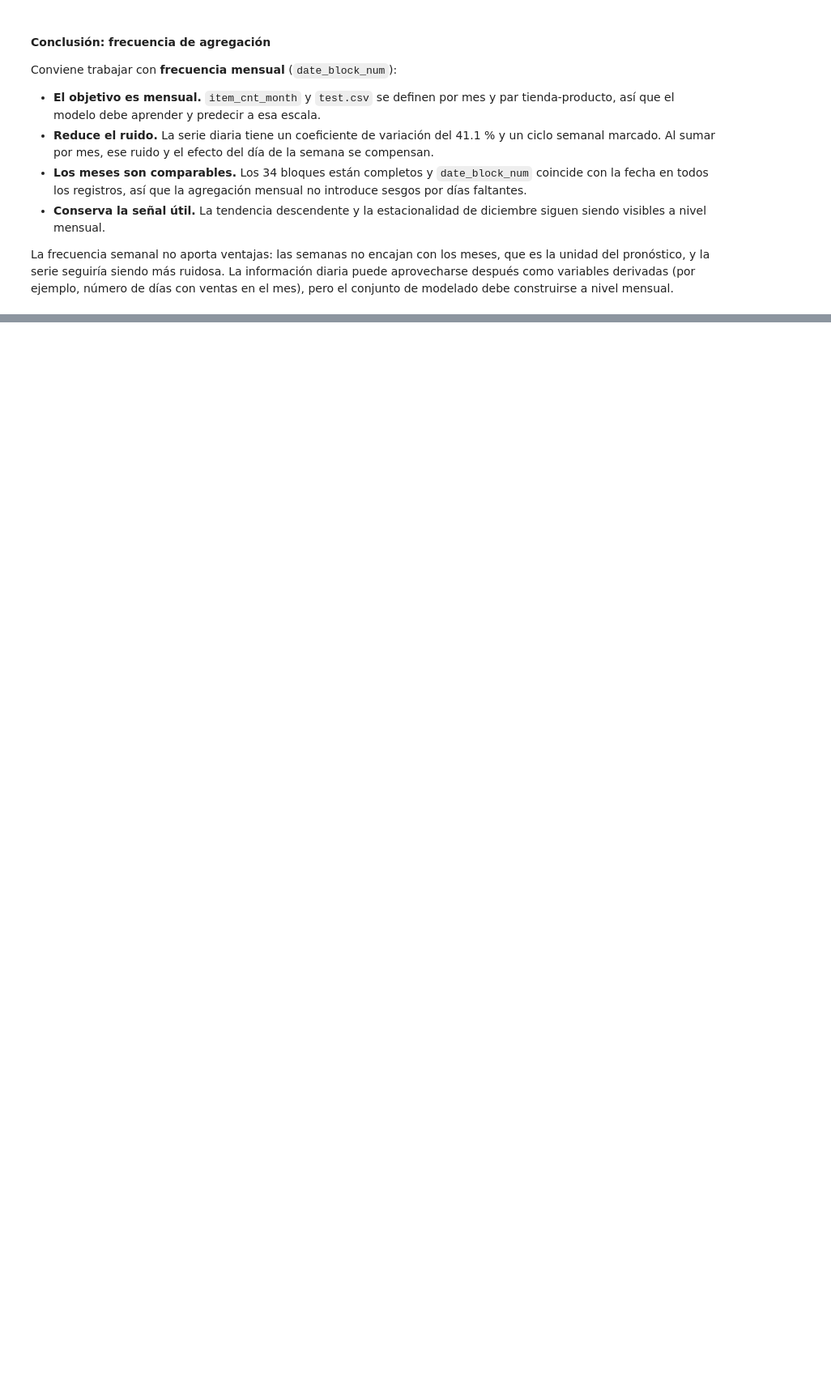
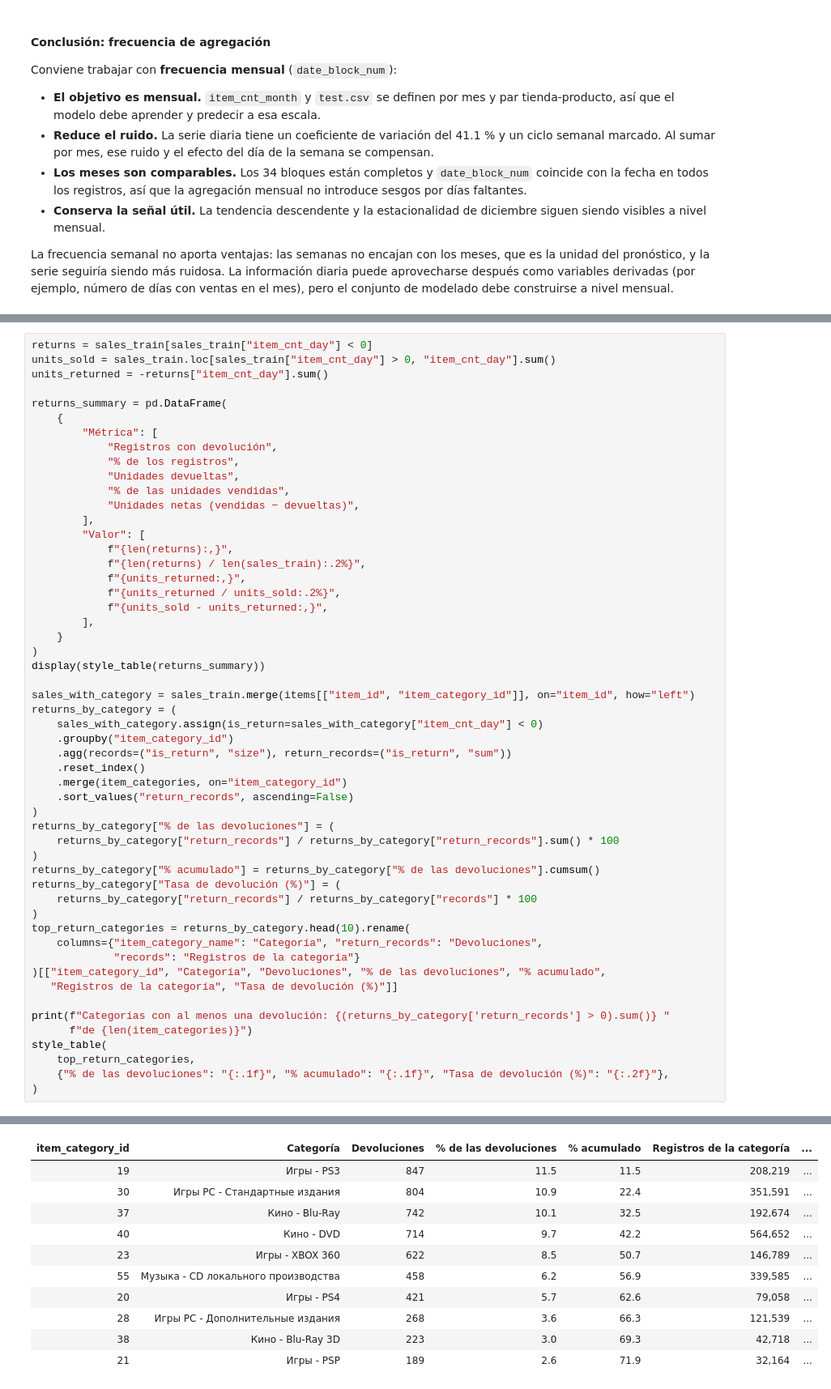
Before and after one commit to LuisCruz1996/predict_future_sales, a Jupyter notebook: notebooks/01_exploratory_data_analysis.ipynb, the cells around one changed output, grey strips where cells are left out. Shown at 81% size. Drawn from its saved outputs; the diff is of its cells as text; blank space fills up the shorter version.

```diff
--- a/notebooks/01_exploratory_data_analysis.ipynb
+++ b/notebooks/01_exploratory_data_analysis.ipynb
@@ -635,0 +769,54 @@ construirse a nivel mensual.
+# %%
+returns = sales_train[sales_train["item_cnt_day"] < 0]
+units_sold = sales_train.loc[sales_train["item_cnt_day"] > 0, "item_cnt_day"].sum()
+units_returned = -returns["item_cnt_day"].sum()
+
+returns_summary = pd.DataFrame(
+    {
+        "Métrica": [
+            "Registros con devolución",
+            "% de los registros",
+            "Unidades devueltas",
+            "% de las unidades vendidas",
+            "Unidades netas (vendidas − devueltas)",
+        ],
+        "Valor": [
+            f"{len(returns):,}",
+            f"{len(returns) / len(sales_train):.2%}",
+            f"{units_returned:,}",
+            f"{units_returned / units_sold:.2%}",
+            f"{units_sold - units_returned:,}",
+        ],
+    }
+)
+display(style_table(returns_summary))
+
+sales_with_category = sales_train.merge(items[["item_id", "item_category_id"]], on="item_id", how="left")
+returns_by_category = (
+    sales_with_category.assign(is_return=sales_with_category["item_cnt_day"] < 0)
+    .groupby("item_category_id")
+    .agg(records=("is_return", "size"), return_records=("is_return", "sum"))
+    .reset_index()
+    .merge(item_categories, on="item_category_id")
+    .sort_values("return_records", ascending=False)
+)
+returns_by_category["% de las devoluciones"] = (
+    returns_by_category["return_records"] / returns_by_category["return_records"].sum() * 100
+)
+returns_by_category["% acumulado"] = returns_by_category["% de las devoluciones"].cumsum()
+returns_by_category["Tasa de devolución (%)"] = (
+    returns_by_category["return_records"] / returns_by_category["records"] * 100
+)
+top_return_categories = returns_by_category.head(10).rename(
+    columns={"item_category_name": "Categoría", "return_records": "Devoluciones",
+             "records": "Registros de la categoría"}
+)[["item_category_id", "Categoría", "Devoluciones", "% de las devoluciones", "% acumulado",
+   "Registros de la categoría", "Tasa de devolución (%)"]]
+
+print(f"Categorías con al menos una devolución: {(returns_by_category['return_records'] > 0).sum()} "
+      f"de {len(item_categories)}")
+style_table(
+    top_return_categories,
+    {"% de las devoluciones": "{:.1f}", "% acumulado": "{:.1f}", "Tasa de devolución (%)": "{:.2f}"},
+)
+# %% [output]
@@ -635,0 +830,11 @@ construirse a nivel mensual.
+| item_category_id | Categoría | Devoluciones | % de las devoluciones | % acumulado | Registros de la categoría | ... |
+| 19 | Игры - PS3 | 847 | 11.5 | 11.5 | 208,219 | ... |
+| 30 | Игры PC - Стандартные издания | 804 | 10.9 | 22.4 | 351,591 | ... |
+| 37 | Кино - Blu-Ray | 742 | 10.1 | 32.5 | 192,674 | ... |
+| 40 | Кино - DVD | 714 | 9.7 | 42.2 | 564,652 | ... |
+| 23 | Игры - XBOX 360 | 622 | 8.5 | 50.7 | 146,789 | ... |
+| 55 | Музыка - CD локального производства | 458 | 6.2 | 56.9 | 339,585 | ... |
+| 20 | Игры - PS4 | 421 | 5.7 | 62.6 | 79,058 | ... |
+| 28 | Игры PC - Дополнительные издания | 268 | 3.6 | 66.3 | 121,539 | ... |
+| 38 | Кино - Blu-Ray 3D | 223 | 3.0 | 69.3 | 42,718 | ... |
+| 21 | Игры - PSP | 189 | 2.6 | 71.9 | 32,164 | ... |
```
Also changed, not shown: parts of 30 cells of this notebook, 2 other files.
